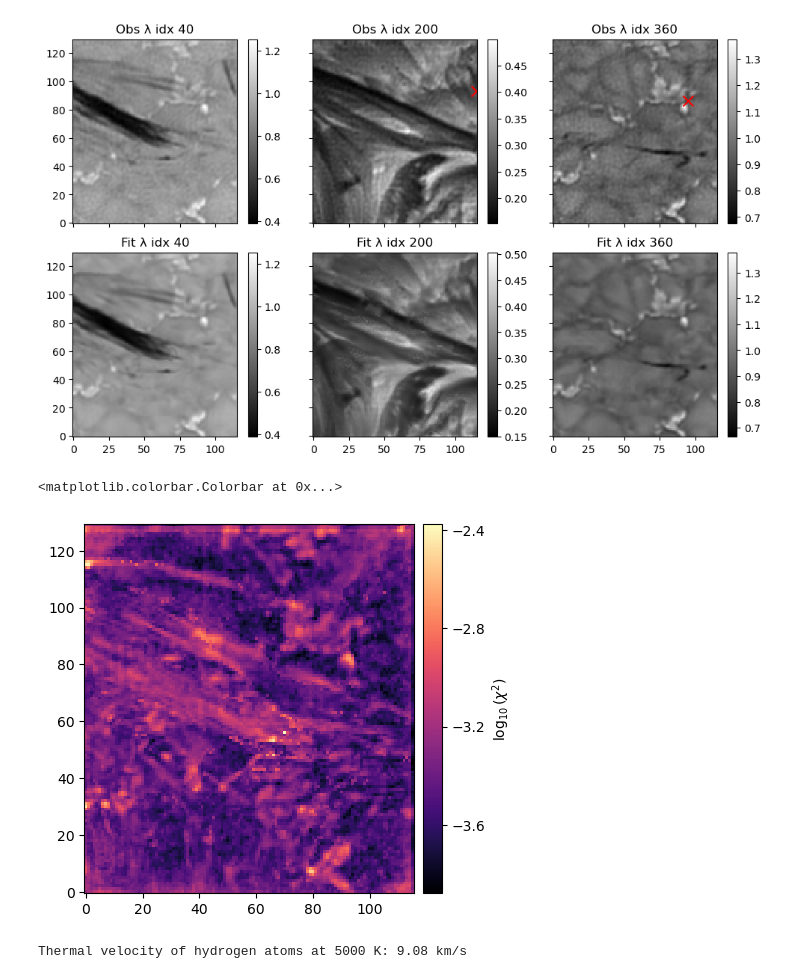
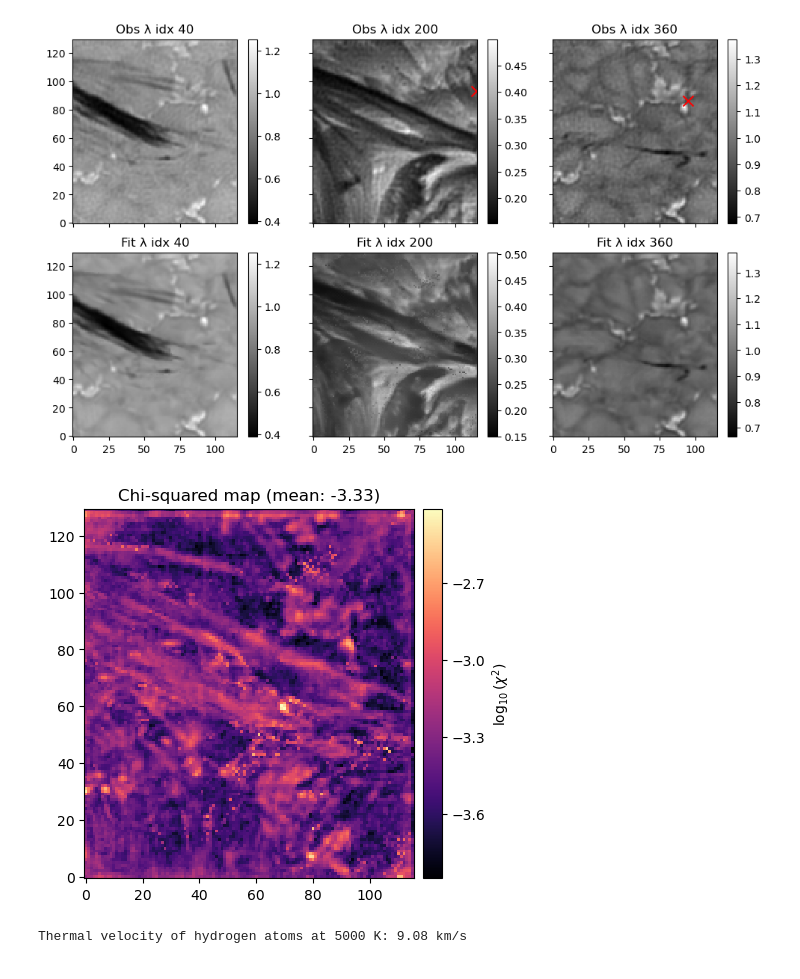
Before and after one commit to ivanzmilic/cloudtorch, a Jupyter notebook: main_gpu_bck_mparams.ipynb, the cells around one changed output. Saved outputs shown, nothing was run; the diff lists cells and outputs as text; code cells hidden in the pictures.

```diff
--- a/main_gpu_bck_mparams.ipynb
+++ b/main_gpu_bck_mparams.ipynb
@@ -111,8 +111,8 @@ def optimization(optimizer,niterations,parameters,model, xl, obs, obs_back):
         reguloss = chi2loss*0.0
 
         # Strongly regularize the source function gradients. We want it super smooth.
-        reguloss += 1e3*regu2(parameters, 0, obs)
-        reguloss += 1e3*regu2(parameters, 5, obs)
+        reguloss += 1e6*regu2(parameters, 0, obs)
+        reguloss += 1e6*regu2(parameters, 5, obs)
 
         # regularize tau slightly
         reguloss += 1e-1*regu2(parameters, 1, obs)
@@ -327,9 +329,10 @@ plt.tight_layout()
 # %%
 im = plt.imshow(np.log10(chisq).T, origin='lower', cmap='magma')
 add_colorbar(im, label=r'$\log_{10}(\chi^2)$')
+plt.title("Chi-squared map (mean: {:.2f})".format(np.log10(np.mean(chisq))))
+plt.savefig("figs_S_reg_1E6/fit_chisq_map.png", dpi=300)
 # %% [output]
-<matplotlib.colorbar.Colorbar at 0x...>
-[figure, old version]
+[figure, new version]
 # %%
 # Velocity of hydrogen atoms at prominence temperatures (5000 K at the least is:)
 k_B = 1.380649e-23  # Boltzmann constant in J/K
```
Also changed, not shown: parts of 10 cells of this notebook, 2 other files.
